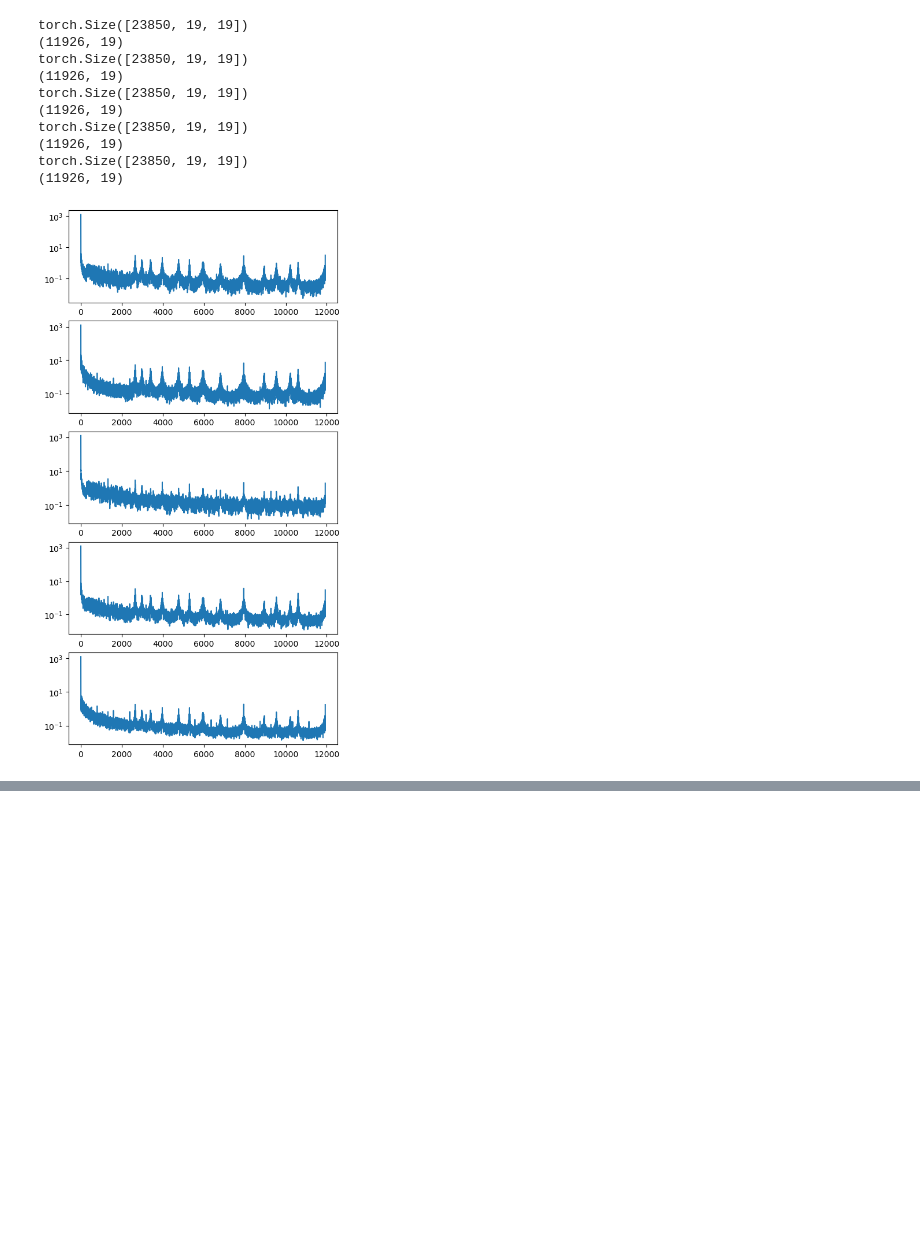
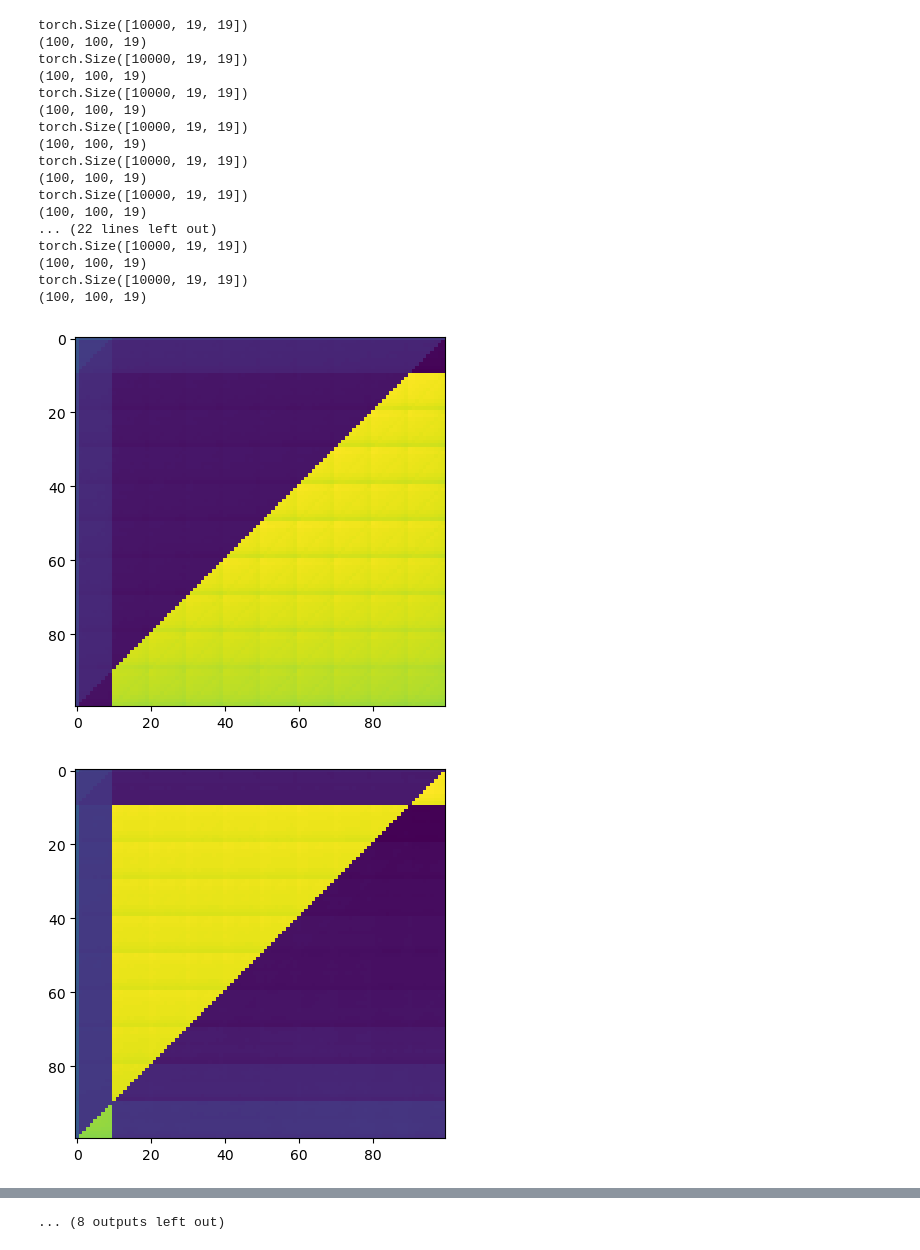
Before and after one commit to JackCai1206/transformer_arithmetic, a Jupyter notebook: interp/fourier.ipynb, the cells around one changed output, grey strips where cells are left out. Cells and saved outputs as stored; diff of their text form; code cells hidden in the pictures; blank space fills up the shorter version.

```diff
--- a/interp/fourier.ipynb
+++ b/interp/fourier.ipynb
@@ -94,16 +122,16 @@ from tqdm import tqdm
 from transformer_lens import ActivationCache
 from matplotlib import pyplot as plt
 import numpy as np
-from lib.data import detect_carry
+from lib.utils.addition_utils import detect_carry
 
 import torch as t
 
 sorted_test_lines = []
-for a in range(10000, 99999, 100):
-    for b in range(10000, 99999, 1000):
-        carries = detect_carry(a, b)[2]
-        if sum(carries) == 2:
-            sorted_test_lines.append([encode(f'${a}+{b}={a+b}'.rjust(19, '#'))])
+for a in range(0, 100000, 1000):
+    for b in range(0, 100000, 1000):
+        # carries = detect_carry(a, b)[2]
+        # if sum(carries) == 2:
+        sorted_test_lines.append([encode(f'${a}+{b}={a+b}'.rjust(19, '#'))])
 sorted_test_lines = t.tensor(sorted_test_lines).squeeze(1)
 
 print(sorted_test_lines.shape)
@@ -128,5 +156,5 @@ torch.Size([23850, 19])
 # %%
-test_string = '$123456789123456789123456$'
+test_string = '123456'
 test_line = t.tensor(encode((test_string * (256 // len(test_string))).ljust(256, '#')))
 
 _, cache = model.run_with_cache(test_line.to(config['device']), remove_batch_dim=True, attention_mask=None, return_type='logits', pad_token_id=pad_token_id)
@@ -209,29 +237,41 @@ for act in [cache['resid_pre', 0], cache['resid_mid', 0], cache['resid_post', 0]
 # %%
-f, axs = plt.subplots(5, 1, figsize=(6, 12))
+# f, axs = plt.subplots(5, 1, figsize=(6, 12))
 target_layer = 0
 target_head = 2
-for i, target_pos in enumerate(range(12, 17)):
-    X = cache['v', target_layer][:, target_head]
+for i, target_pos in enumerate(range(0, 19)):
+    X = cache['pattern', target_layer][:, target_head]
     print(X.shape)
-    X = X[:, target_pos].cpu().numpy()
+    X = X[:, :, target_pos].cpu().numpy()
+    X -= X.mean(0)
 
-    # X = X - X.mean(0)
-    fft = np.fft.rfftn(X, axes=[0])
+    X = X.reshape((100000 - 0) // 1000, (100000 - 0) // 1000, X.shape[-1])
+    plt.figure()
+    plt.imshow(X.mean(-1))
+
+    fft = np.fft.fftn(X, axes=[0])
     print(fft.shape)
-    axs[i].plot(np.abs(fft).mean(1))
-    axs[i].set_yscale('log')
+    # axs[i].plot(np.abs(fft).mean(1))
+    # axs[i].set_yscale('log')
 
     # plt.figure()
-    # axs[i].imshow(np.log(np.abs(fft)))
+    # plt.imshow(np.abs(fft.mean(-1)))
 # %% [output]
-torch.Size([23850, 19, 19])
-(11926, 19)
-torch.Size([23850, 19, 19])
-(11926, 19)
-torch.Size([23850, 19, 19])
-(11926, 19)
-torch.Size([23850, 19, 19])
-(11926, 19)
-torch.Size([23850, 19, 19])
-(11926, 19)
+torch.Size([10000, 19, 19])
+(100, 100, 19)
+torch.Size([10000, 19, 19])
+(100, 100, 19)
+torch.Size([10000, 19, 19])
+(100, 100, 19)
+torch.Size([10000, 19, 19])
+(100, 100, 19)
+torch.Size([10000, 19, 19])
+(100, 100, 19)
+torch.Size([10000, 19, 19])
+(100, 100, 19)
+... (22 lines left out)
+torch.Size([10000, 19, 19])
+(100, 100, 19)
+torch.Size([10000, 19, 19])
+(100, 100, 19)
-[figure, old version]
+[figure, new version]
+[figure, added]
@@ -237,0 +287 @@ torch.Size([23850, 19, 19])
+... (8 outputs left out)
```
Also changed, not shown: parts of 8 cells of this notebook, 23 other files.
